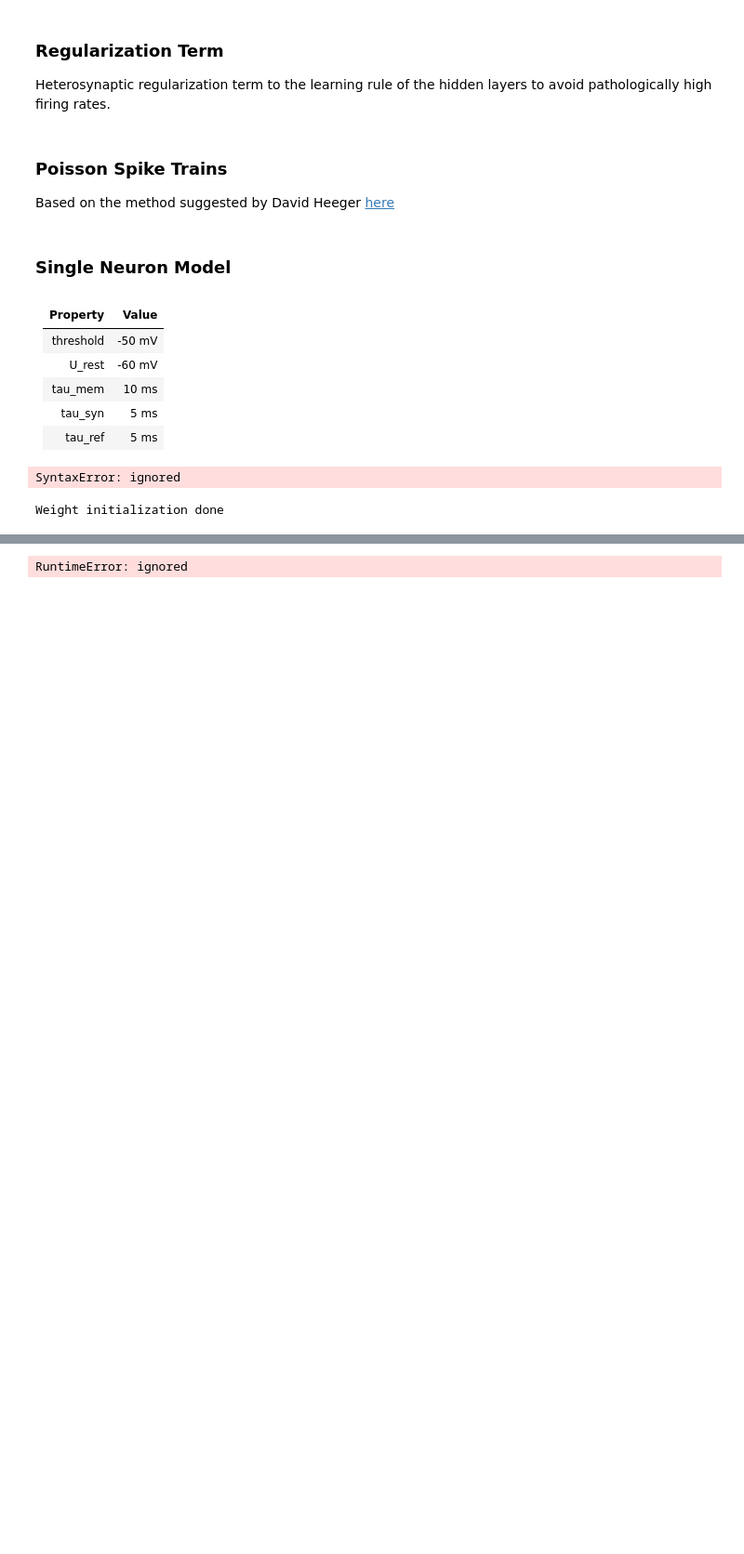
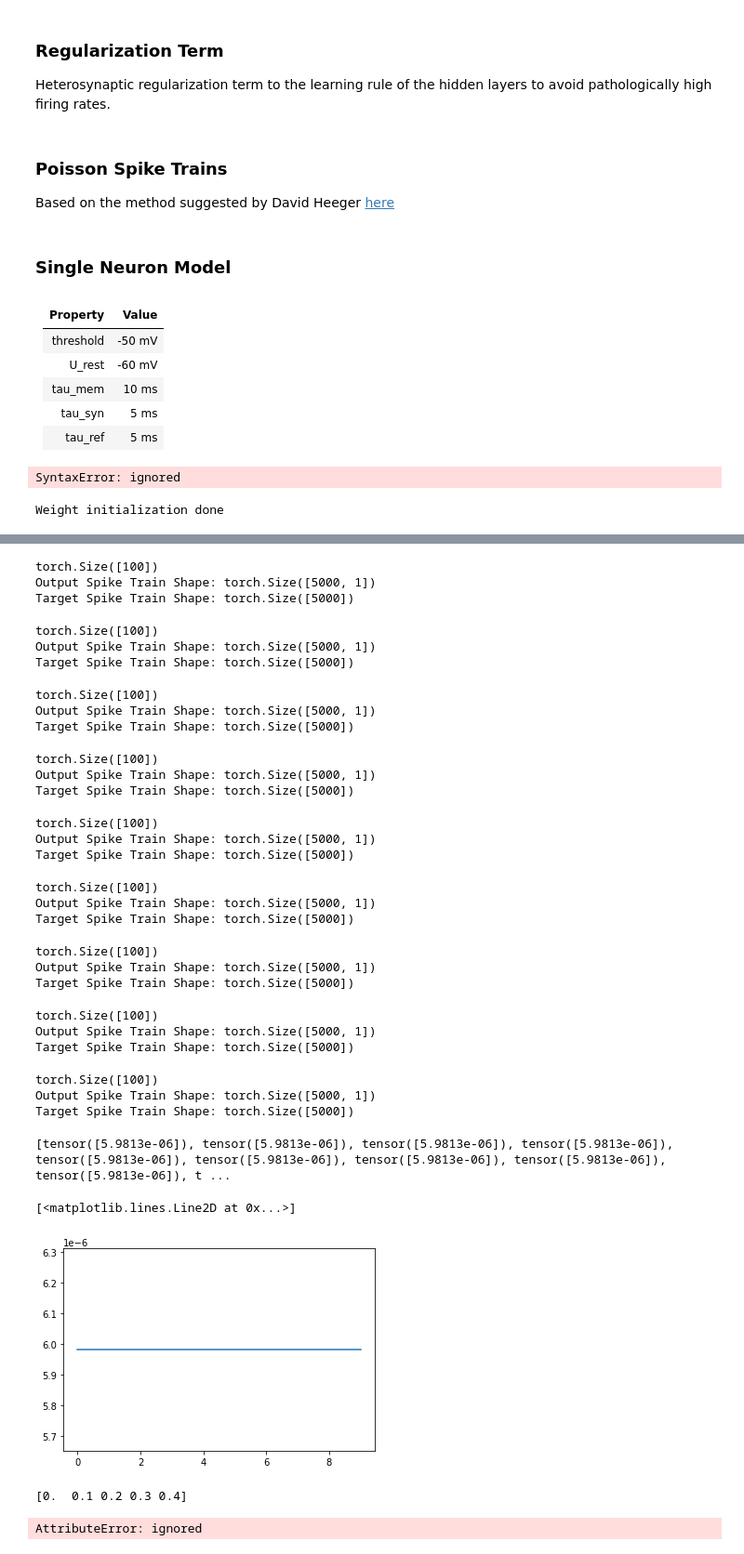
Before and after one commit to divyanshgupt/Unreliable-Transmission, a Jupyter notebook: Superspike implementation.ipynb, the cells around one changed output, grey strips where cells are left out. Shown at 93% size. Saved outputs shown, nothing was run; the diff lists cells and outputs as text; code cells hidden in the pictures; blank space fills up the shorter version.

```diff
--- a/Superspike implementation.ipynb
+++ b/Superspike implementation.ipynb
@@ -501,7 +516,7 @@ target[:: nb_steps//5] = 1
 
 weight_scale = 7*(1 - beta) # copied from spytorch
 
-weights = torch.empty((nb_inputs, nb_outputs), device=device, dtype=dtype, requires_grad=True)
+weights = torch.empty((nb_inputs), device=device, dtype=dtype)
 torch.nn.init.normal_(weights, mean=0.0, std=weight_scale/np.sqrt(nb_inputs))
 print("Weight initialization done")
 # %% [output]
@@ -512,11 +527,11 @@ syn = torch.zeros(nb_outputs, device=device, dtype=dtype)
 
 
 
-epochs = 1000
+epochs = 10
 thres = args['thres']
 
 loss_rec = []
-for i in range(epochs):
+for i in tqdm(range(epochs)):
 
   m = 0
   mem_rec = []
@@ -532,11 +547,11 @@ for i in range(epochs):
   out_spks = torch.zeros(nb_steps, device=device, dtype=dtype)
 
   last_presynaptic_traces = [torch.zeros(nb_inputs), torch.zeros(nb_inputs)]
-  last_eligibility_traces = [torch.zeros((nb_inputs, nb_outputs)),
-                             torch.zeros((nb_inputs, nb_outputs))] # not sure about the shape here, might have to recheck
+  last_eligibility_traces = [torch.zeros(nb_inputs),
+                             torch.zeros(nb_inputs)] # not sure about the shape here, might have to recheck
 
-  last_error_values = [torch.zeros((nb_inputs, nb_outputs)),
-                            torch.zeros((nb_inputs, nb_outputs))]
+  last_error_values = [torch.zeros(nb_inputs),
+                            torch.zeros(nb_inputs)]
   for t in range(nb_steps):
 
     weighted_inp = input_trains[:, t] * weights
@@ -562,12 +577,9 @@ for i in range(epochs):
     h = mem - thres
     post = 1 / (1 + torch.abs(h))**2
 
-    print("Presynaptic Traces Shape:", presynaptic_traces[1].shape)
+
+
     hebbian = post * presynaptic_traces[1]
-    print("Hebbian term shape:", hebbian.shape)
-
-    print("Last Eligibility Trace Shape:", last_eligibility_traces[1].shape)
-
 
     synaptic_eligibility = eligibility_trace2(last_eligibility_traces[0],
                                      last_eligibility_traces[1],
@@ -581,18 +593,22 @@ for i in range(epochs):
 
     last_error_values = error
     # for minibatching weight updates in time
-    print("Error shape:", error[1].shape)
-    print("Eligibility Shape:", synaptic_eligibility[1].shape)
+  #  print("Error shape:", error[1].shape)
+  #  print("Eligibility Shape:", synaptic_eligibility[1].shape)
 
     m += error[1] * synaptic_eligibility[1]
 
-    print("\n")
+  #  print("\n")
+  print(m.shape)
   weights += m
-  spk_rec = torch.stack(spk_rec, dim=1)
-  loss = van_rossum(spk_rec, target, args)
+  spk_rec = torch.stack(spk_rec, dim=0)
+  loss = van_rossum_loss(spk_rec, target, args)
 
   loss_rec.append(loss)
 
+  plt.
+
+print(loss_rec)
 
 
 plt.plot(loss_rec)
@@ -612 +619,30 @@ Eligibility Shape: torch.Size([100, 100])
-RuntimeError: ignored
+torch.Size([100])
+Output Spike Train Shape: torch.Size([5000, 1])
+Target Spike Train Shape: torch.Size([5000])
+torch.Size([100])
+Output Spike Train Shape: torch.Size([5000, 1])
+Target Spike Train Shape: torch.Size([5000])
+torch.Size([100])
+Output Spike Train Shape: torch.Size([5000, 1])
+Target Spike Train Shape: torch.Size([5000])
+torch.Size([100])
+Output Spike Train Shape: torch.Size([5000, 1])
+Target Spike Train Shape: torch.Size([5000])
+torch.Size([100])
+Output Spike Train Shape: torch.Size([5000, 1])
+Target Spike Train Shape: torch.Size([5000])
+torch.Size([100])
+Output Spike Train Shape: torch.Size([5000, 1])
+Target Spike Train Shape: torch.Size([5000])
+torch.Size([100])
+Output Spike Train Shape: torch.Size([5000, 1])
+Target Spike Train Shape: torch.Size([5000])
+torch.Size([100])
+Output Spike Train Shape: torch.Size([5000, 1])
+Target Spike Train Shape: torch.Size([5000])
+torch.Size([100])
+Output Spike Train Shape: torch.Size([5000, 1])
+Target Spike Train Shape: torch.Size([5000])
+[tensor([5.9813e-06]), tensor([5.9813e-06]), tensor([5.9813e-06]), tensor([5.9813e-06]), tensor([5.9813e-06]), tensor([5.9813e-06]), tensor([5.9813e-06]), tensor([5.9813e-06]), tensor([5.9813e-06]), t ...
+[<matplotlib.lines.Line2D at 0x...>]
+[figure, added]
@@ -612,0 +656,5 @@ RuntimeError: ignored
+# %%
+raster_plot(target, nb_steps, timestep_size)
+# %% [output]
+[0.  0.1 0.2 0.3 0.4]
+AttributeError: ignored
```
Also changed, not shown: parts of 7 cells of this notebook.
